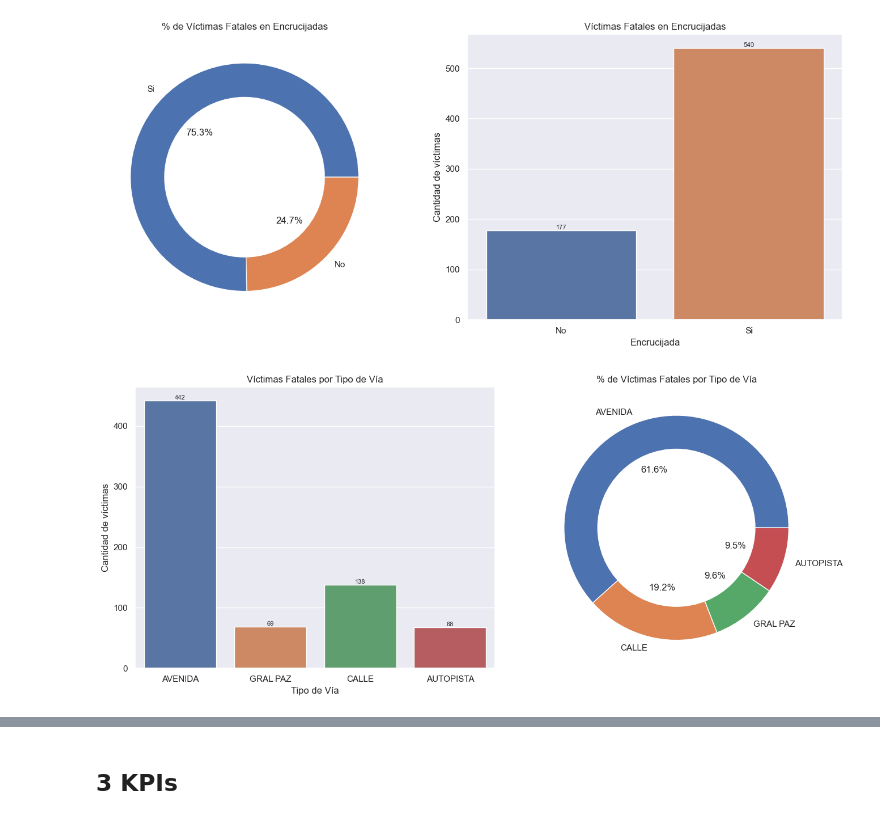
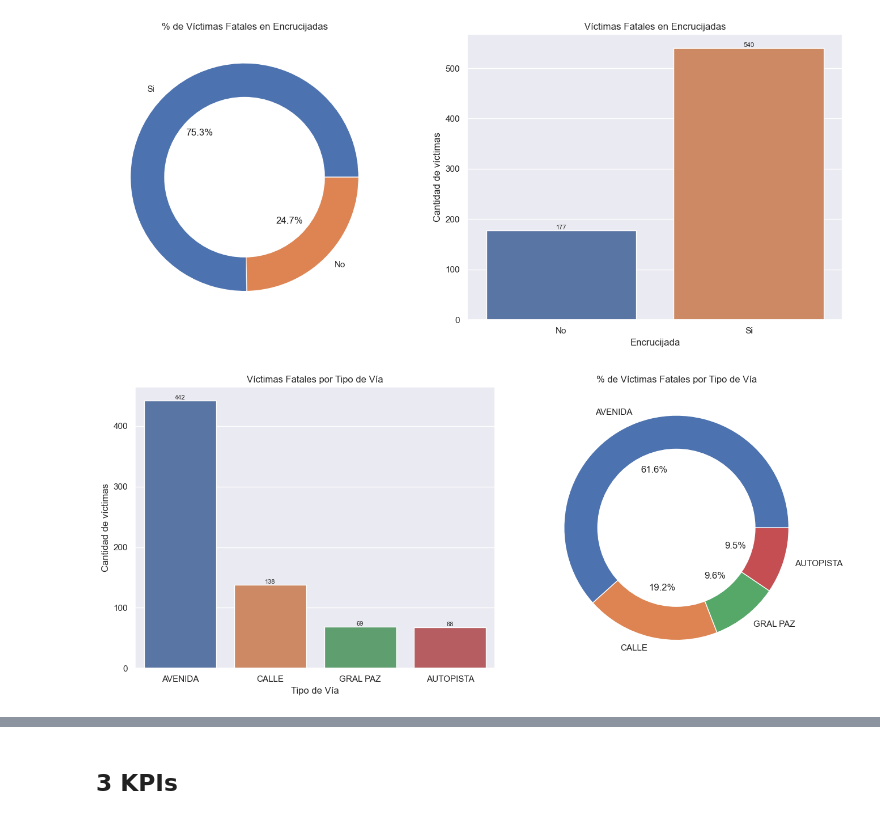
Before and after one commit to FreddyPinto/road-crashes-dataviz, a Jupyter notebook: notebooks/2.0-fp-eda.ipynb, the cells around one changed output, grey strips where cells are left out. Drawn from its saved outputs; the diff is of its cells as text; code cells hidden in the pictures.

Commit message:
Add additional charts and fixes to md

```diff
--- a/notebooks/2.0-fp-eda.ipynb
+++ b/notebooks/2.0-fp-eda.ipynb
@@ -275,19 +283,19 @@ plt.show()
 # %%
 fig, ax = plt.subplots(1, 2, figsize=(14, 6))
 
-sns.countplot(data=df, x="tipo_de_calle", ax=ax[0])
+sns.countplot(data=df, x="tipo_de_calle", ax=ax[0],order=df.tipo_de_calle.value_counts().index)
 ax[0].bar_label(ax[0].containers[0], fontsize=8)
 ax[0].set_xlabel('Tipo de Vía')
 ax[0].set_ylabel('Cantidad de víctimas')
 ax[0].set_title('Víctimas Fatales por Tipo de Vía')
 
 vias = df.tipo_de_calle.value_counts()
 my_circle = plt.Circle((0, 0), 0.7, color='white')
 ax[1].pie(vias, labels=vias.index, autopct='%1.1f%%', pctdistance=0.55)
 ax[1].add_artist(my_circle)
 ax[1].set_title('% de Víctimas Fatales por Tipo de Vía')
 
 plt.tight_layout()
 plt.show()
 # %% [output]
-[figure, old version]
+[figure, new version]
```
Also changed, not shown: parts of 27 cells of this notebook.
